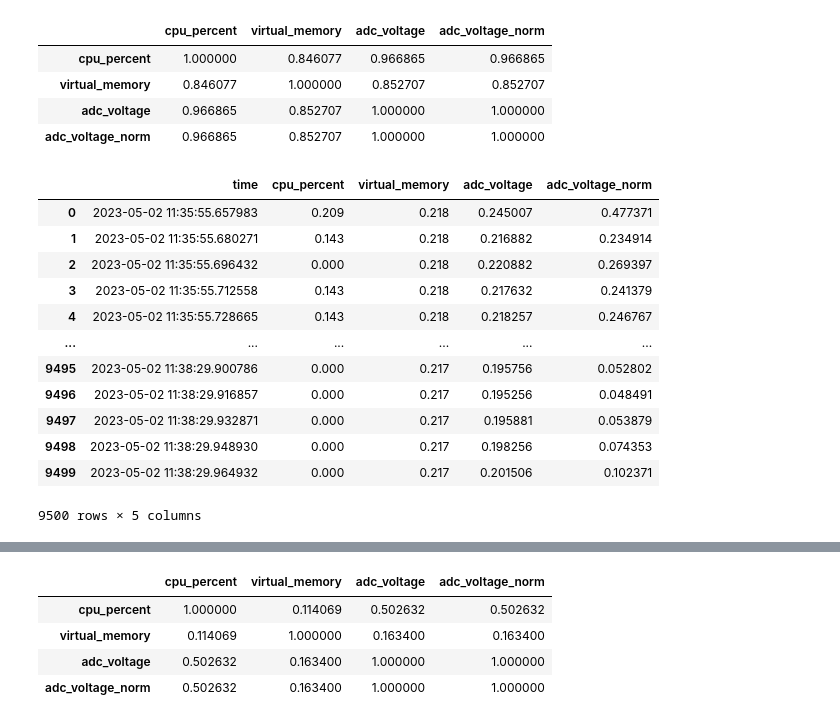
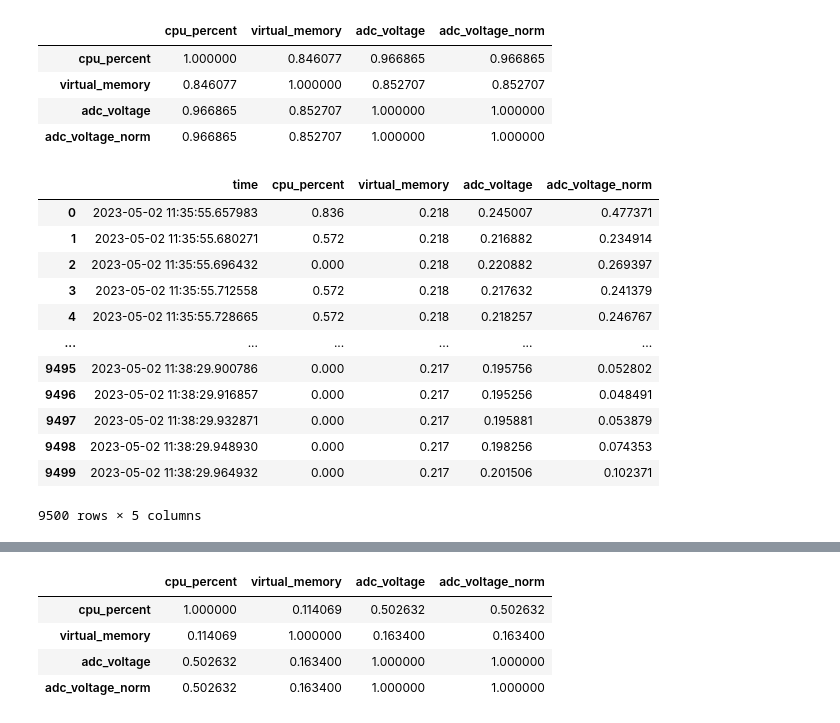
Before and after one commit to radshield/raspi-sel, a Jupyter notebook: analysis/cycles.ipynb, the cells around one changed output, grey strips where cells are left out. Saved outputs shown, nothing was run; the diff lists cells and outputs as text; code cells hidden in the pictures.

```diff
--- a/analysis/cycles.ipynb
+++ b/analysis/cycles.ipynb
@@ -7,6 +7,9 @@ from sklearn.decomposition import PCA
 def percent_scaling(series):
     return (series / 100)
 
+def cpu_scaling(series):
+    return (series * 4 / 100)
+
 def min_max_scaling(series):
     return (series - series.min()) / (series.max() - series.min())
 # %%
@@ -158,18 +165,18 @@ both_df.drop('time', axis=1).corr()
 # %%
 fftw_df = pd.read_csv('../results/fftw.csv')
 
-fftw_df['cpu_percent'] = percent_scaling(fftw_df['cpu_percent'])
+fftw_df['cpu_percent'] = cpu_scaling(fftw_df['cpu_percent'])
 fftw_df['virtual_memory'] = percent_scaling(fftw_df['virtual_memory'])
 fftw_df['adc_voltage_norm'] = min_max_scaling(fftw_df['adc_voltage'])
 
 fftw_df
 # %% [output]
 |  | time | cpu_percent | virtual_memory | adc_voltage | adc_voltage_norm |
-| 0 | 2023-05-02 11:35:55.657983 | 0.209 | 0.218 | 0.245007 | 0.477371 |
-| 1 | 2023-05-02 11:35:55.680271 | 0.143 | 0.218 | 0.216882 | 0.234914 |
+| 0 | 2023-05-02 11:35:55.657983 | 0.836 | 0.218 | 0.245007 | 0.477371 |
+| 1 | 2023-05-02 11:35:55.680271 | 0.572 | 0.218 | 0.216882 | 0.234914 |
 | 2 | 2023-05-02 11:35:55.696432 | 0.000 | 0.218 | 0.220882 | 0.269397 |
-| 3 | 2023-05-02 11:35:55.712558 | 0.143 | 0.218 | 0.217632 | 0.241379 |
-| 4 | 2023-05-02 11:35:55.728665 | 0.143 | 0.218 | 0.218257 | 0.246767 |
+| 3 | 2023-05-02 11:35:55.712558 | 0.572 | 0.218 | 0.217632 | 0.241379 |
+| 4 | 2023-05-02 11:35:55.728665 | 0.572 | 0.218 | 0.218257 | 0.246767 |
 | ... | ... | ... | ... | ... | ... |
 | 9495 | 2023-05-02 11:38:29.900786 | 0.000 | 0.217 | 0.195756 | 0.052802 |
 | 9496 | 2023-05-02 11:38:29.916857 | 0.000 | 0.217 | 0.195256 | 0.048491 |
```
Also changed, not shown: parts of 7 cells of this notebook, 2 other files.
